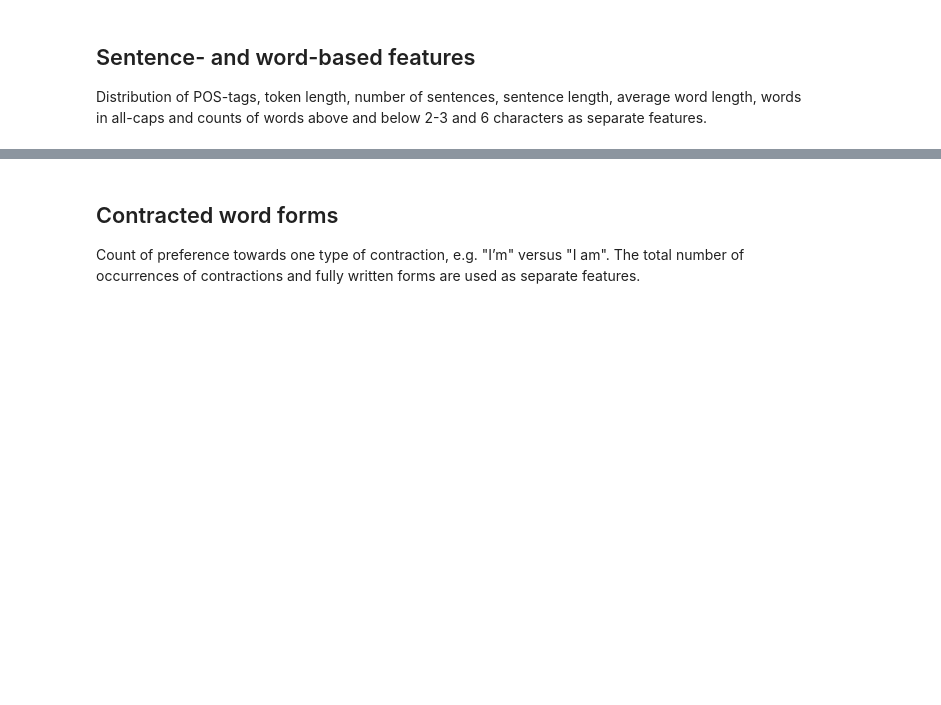
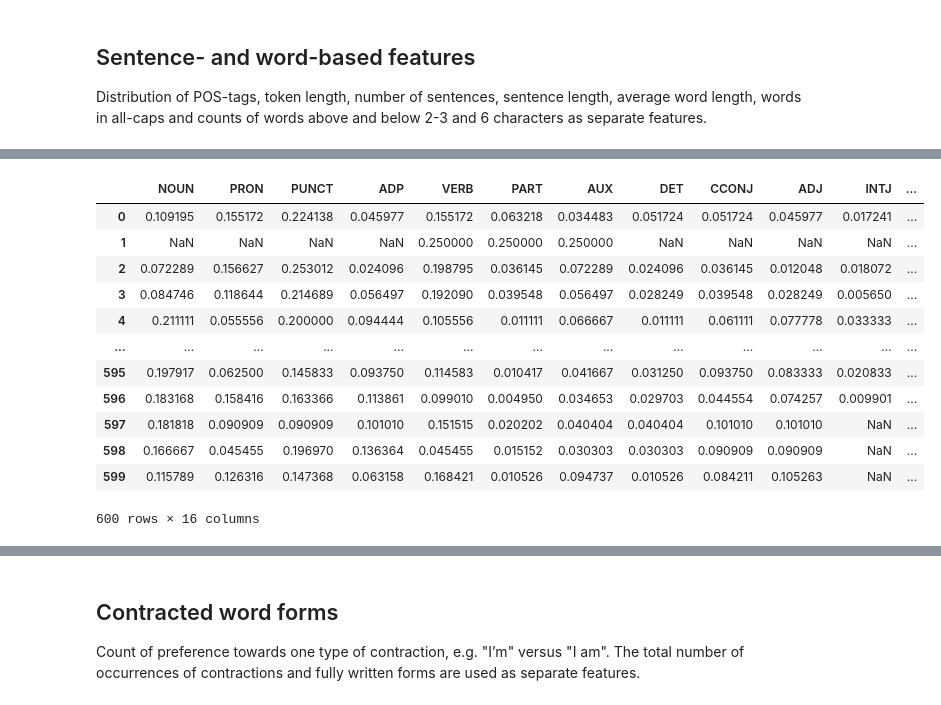
Before and after one commit to SimeonHristov99/ati, a Jupyter notebook: src/05_EDA02_text_features.ipynb, the cells around one changed output, grey strips where cells are left out. Drawn from its saved outputs; the diff is of its cells as text; code cells hidden in the pictures; blank space fills up the shorter version.

```diff
--- a/src/05_EDA02_text_features.ipynb
+++ b/src/05_EDA02_text_features.ipynb
@@ -101,7 +107,5 @@ Distribution of POS-tags, token length, number of sentences, sentence length, av
 # %%
-import classla
-# classla.download('bg')
 nlp = classla.Pipeline('bg', processors='tokenize,pos')
-doc = nlp("Алеко Константинов е роден в Свищов.")
+doc = nlp("Алеко Константинов е роден в Свищов. Кой е Papi Hans?")
 print(doc.to_conll())
 # %% [output]
@@ -129,0 +142,16 @@ print(doc.to_conll())
+# %%
+pos_tags = []
+print(doc.to_dict()[0])
+
+for parsed_info, _ in doc.to_dict():
+    for entry in parsed_info:
+        pos_tags.append(entry['upos'])
+        print(f"{entry['text'].rjust(15)} | {entry['upos'].rjust(5)} | {entry['xpos']}")
+    print()
+
+tag_counts = Counter(pos_tags)
+tag_distribution = {tag: count / len(pos_tags) for tag, count in tag_counts.items()}
+
+print(f'{pos_tags=}')
+print(f'{tag_distribution=}')
+print(pd.Series(tag_distribution))
@@ -129,0 +176,30 @@ print(doc.to_conll())
+# %%
+def gen_pos_tags(text: str):
+    tokenized = nlp(text).to_dict()
+    parsed_infos = sum([parsed_info for parsed_info, _ in tokenized], [])
+    pos_tags = [entry['upos'] for entry in parsed_infos]
+
+    tag_counts = Counter(pos_tags)
+    total_tags = len(pos_tags)
+
+    tag_distribution = {tag: count / total_tags
+                        for tag, count in tag_counts.items()}
+
+    return pd.Series(tag_distribution)
+
+df_tags = df_samples['text'].apply(gen_pos_tags)
+df_tags
+# %% [output]
+|  | NOUN | PRON | PUNCT | ADP | VERB | PART | AUX | DET | CCONJ | ADJ | INTJ | ... |
+| 0 | 0.109195 | 0.155172 | 0.224138 | 0.045977 | 0.155172 | 0.063218 | 0.034483 | 0.051724 | 0.051724 | 0.045977 | 0.017241 | ... |
+| 1 | NaN | NaN | NaN | NaN | 0.250000 | 0.250000 | 0.250000 | NaN | NaN | NaN | NaN | ... |
+| 2 | 0.072289 | 0.156627 | 0.253012 | 0.024096 | 0.198795 | 0.036145 | 0.072289 | 0.024096 | 0.036145 | 0.012048 | 0.018072 | ... |
+| 3 | 0.084746 | 0.118644 | 0.214689 | 0.056497 | 0.192090 | 0.039548 | 0.056497 | 0.028249 | 0.039548 | 0.028249 | 0.005650 | ... |
+| 4 | 0.211111 | 0.055556 | 0.200000 | 0.094444 | 0.105556 | 0.011111 | 0.066667 | 0.011111 | 0.061111 | 0.077778 | 0.033333 | ... |
+| ... | ... | ... | ... | ... | ... | ... | ... | ... | ... | ... | ... | ... |
+| 595 | 0.197917 | 0.062500 | 0.145833 | 0.093750 | 0.114583 | 0.010417 | 0.041667 | 0.031250 | 0.093750 | 0.083333 | 0.020833 | ... |
+| 596 | 0.183168 | 0.158416 | 0.163366 | 0.113861 | 0.099010 | 0.004950 | 0.034653 | 0.029703 | 0.044554 | 0.074257 | 0.009901 | ... |
+| 597 | 0.181818 | 0.090909 | 0.090909 | 0.101010 | 0.151515 | 0.020202 | 0.040404 | 0.040404 | 0.101010 | 0.101010 | NaN | ... |
+| 598 | 0.166667 | 0.045455 | 0.196970 | 0.136364 | 0.045455 | 0.015152 | 0.030303 | 0.030303 | 0.090909 | 0.090909 | NaN | ... |
+| 599 | 0.115789 | 0.126316 | 0.147368 | 0.063158 | 0.168421 | 0.010526 | 0.094737 | 0.010526 | 0.084211 | 0.105263 | NaN | ... |
+600 rows × 16 columns
```
Also changed, not shown: parts of 13 cells of this notebook.
